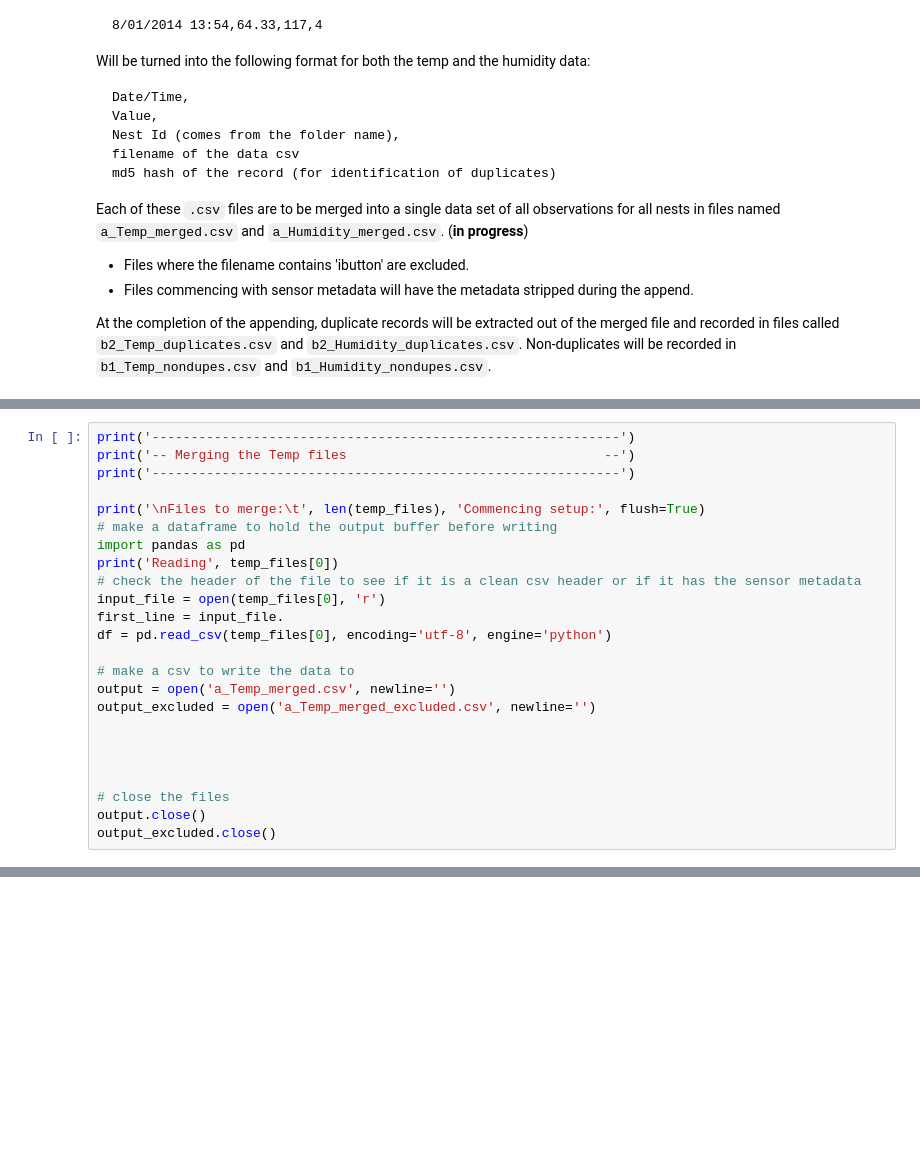
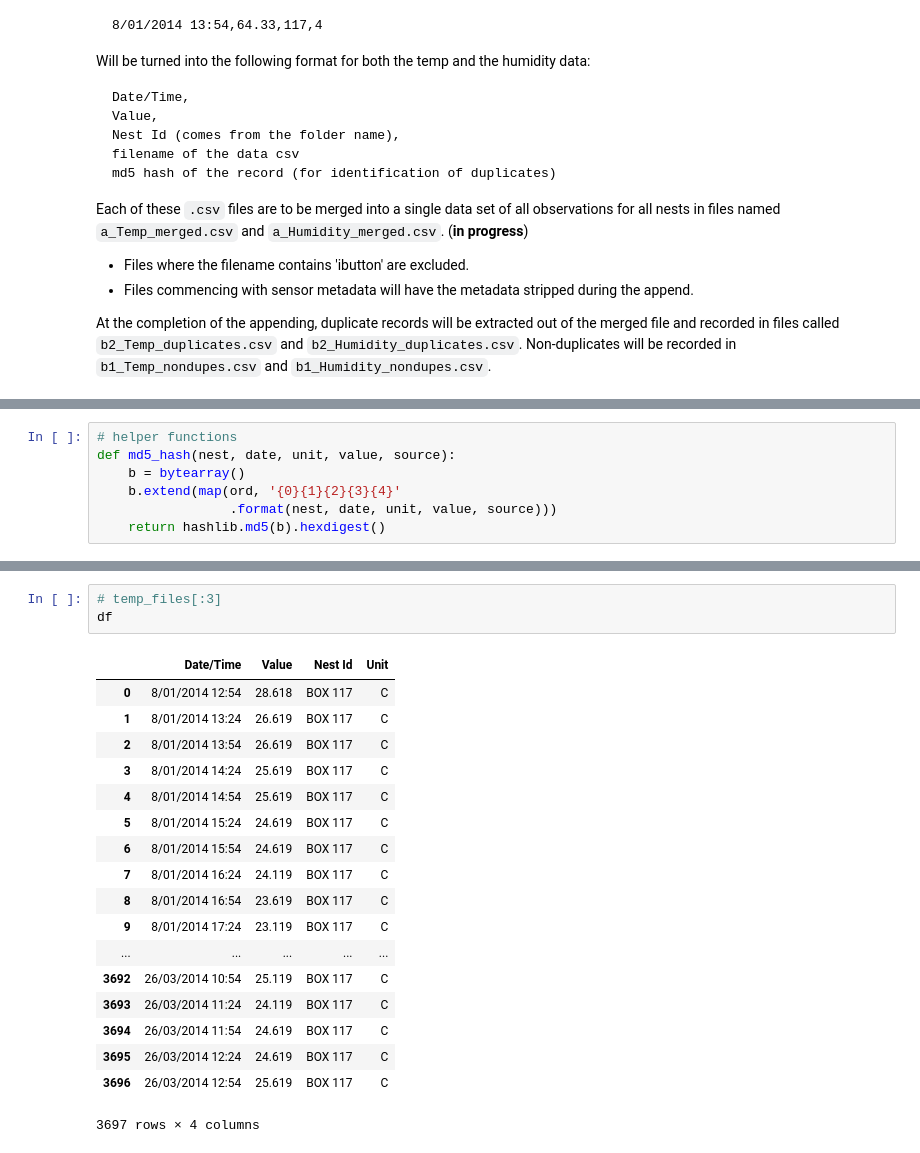
Before and after one commit to samdavey/penguins, a Jupyter notebook: Data preparation/data_preparation_temp_humidity.ipynb, the cells around one changed output, grey strips where cells are left out. Cells and saved outputs as stored; diff of their text form; blank space fills up the shorter version.

Commit message:
WIP: Almost working Temp data merge
Still failing on files with unexpected column names e.g. TempC instead
of Calue

```diff
--- a/Data preparation/data_preparation_temp_humidity.ipynb
+++ b/Data preparation/data_preparation_temp_humidity.ipynb
@@ -28 +59,8 @@ import sys
+# %%
+# helper functions
+def md5_hash(nest, date, unit, value, source):
+    b = bytearray()
+    b.extend(map(ord, '{0}{1}{2}{3}{4}'
+                 .format(nest, date, unit, value, source)))
+    return hashlib.md5(b).hexdigest()
 # %%
@@ -95,24 +156,0 @@ Reconciles:      True
-# %%
-print('------------------------------------------------------------')
-print('-- Merging the Temp files                                 --')
-print('------------------------------------------------------------')
-
-print('\nFiles to merge:\t', len(temp_files), 'Commencing setup:', flush=True)
-# make a dataframe to hold the output buffer before writing
-import pandas as pd
-print('Reading', temp_files[0])
-# check the header of the file to see if it is a clean csv header or if it has the sensor metadata
-input_file = open(temp_files[0], 'r')
-first_line = input_file.
-df = pd.read_csv(temp_files[0], encoding='utf-8', engine='python')
-
-# make a csv to write the data to
-output = open('a_Temp_merged.csv', newline='')
-output_excluded = open('a_Temp_merged_excluded.csv', newline='')
-
-
-
-
-# close the files
-output.close()
-output_excluded.close()
@@ -126,0 +317,22 @@ ValueError: Expected 1 fields in line 20, saw 3
+# %%
+# temp_files[:3]
+df
+# %% [output]
+|  | Date/Time | Value | Nest Id | Unit |
+| 0 | 8/01/2014 12:54 | 28.618 | BOX 117 | C |
+| 1 | 8/01/2014 13:24 | 26.619 | BOX 117 | C |
+| 2 | 8/01/2014 13:54 | 26.619 | BOX 117 | C |
+| 3 | 8/01/2014 14:24 | 25.619 | BOX 117 | C |
+| 4 | 8/01/2014 14:54 | 25.619 | BOX 117 | C |
+| 5 | 8/01/2014 15:24 | 24.619 | BOX 117 | C |
+| 6 | 8/01/2014 15:54 | 24.619 | BOX 117 | C |
+| 7 | 8/01/2014 16:24 | 24.119 | BOX 117 | C |
+| 8 | 8/01/2014 16:54 | 23.619 | BOX 117 | C |
+| 9 | 8/01/2014 17:24 | 23.119 | BOX 117 | C |
+| ... | ... | ... | ... | ... |
+| 3692 | 26/03/2014 10:54 | 25.119 | BOX 117 | C |
+| 3693 | 26/03/2014 11:24 | 24.119 | BOX 117 | C |
+| 3694 | 26/03/2014 11:54 | 24.619 | BOX 117 | C |
+| 3695 | 26/03/2014 12:24 | 24.619 | BOX 117 | C |
+| 3696 | 26/03/2014 12:54 | 25.619 | BOX 117 | C |
+3697 rows × 4 columns
```
Also changed, not shown: parts of 12 cells of this notebook, 1 other file.
